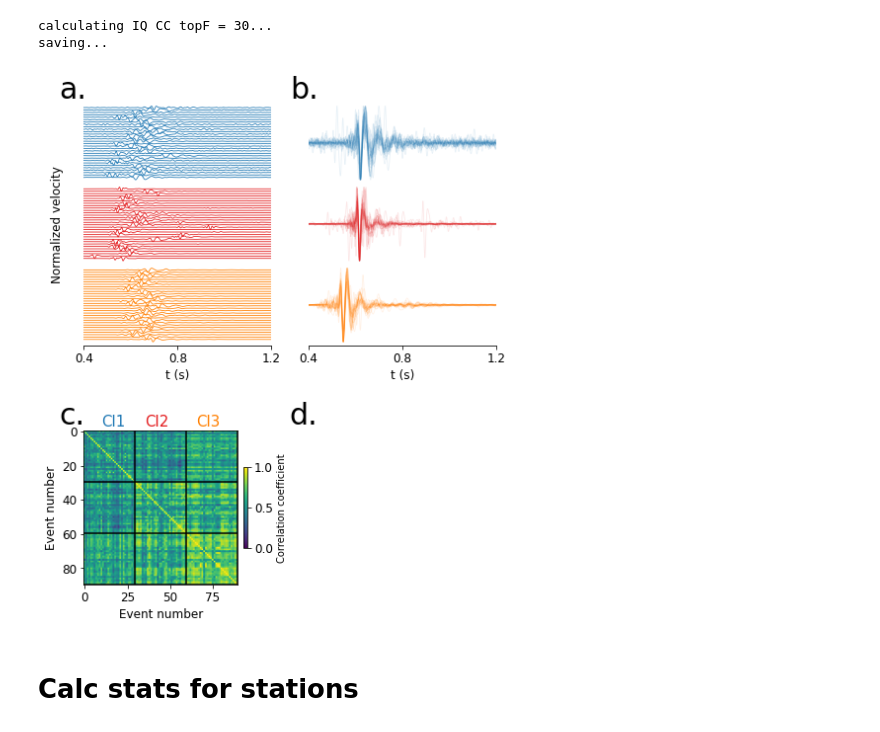
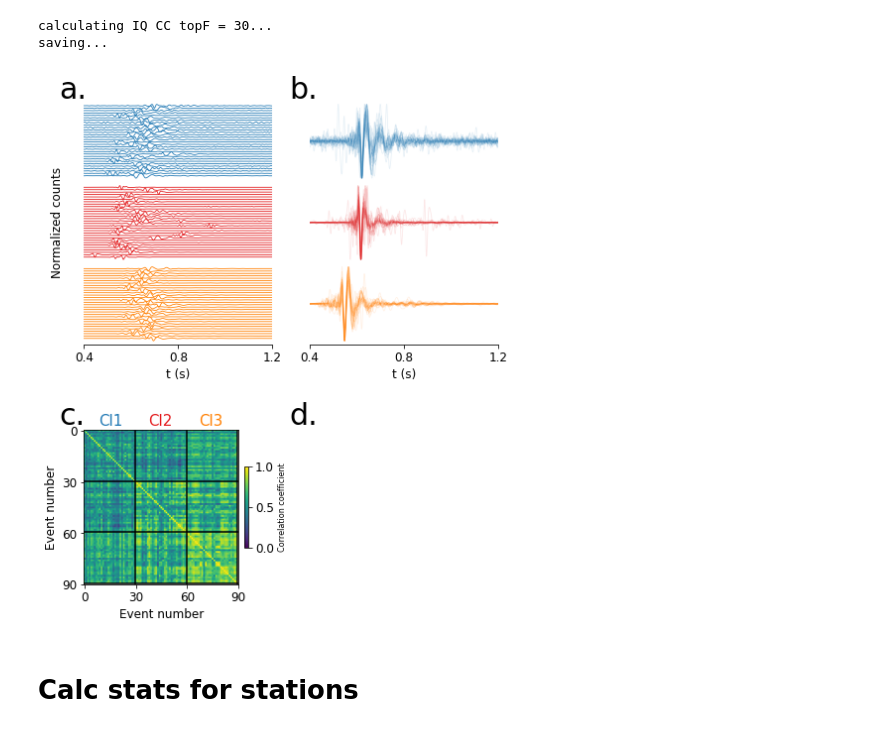
Before and after one commit to tsawi/SawiEtAl_2022, a Jupyter notebook: Events/02_src/plotFigures5_6_11_12.ipynb, the cells around one changed output. Drawn from its saved outputs; the diff is of its cells as text; code cells hidden in the pictures.

```diff
--- a/Events/02_src/plotFigures5_6_11_12.ipynb
+++ b/Events/02_src/plotFigures5_6_11_12.ipynb
@@ -896,7 +896,7 @@ for i, evID in enumerate(catRep.event_ID):
     plt.plot(wf_offset,lw=.8,alpha=alpha,c=colors[k-1])
 
     if k==2:
-        ax.set_ylabel('Normalized velocity',labelpad=20)
+        ax.set_ylabel('Normalized counts',labelpad=20)
 
     if k==Kopt:
         ax.set_xticks([400,800,1200])
@@ -1004,43 +1004,45 @@ plt.rcParams['image.cmap']='viridis'#'hsv'#'magma'#'viridis'#'hsv'#'RdBu'
 
 plt.imshow(cc_mat)
 cbar = plt.colorbar(pad=.03,shrink=.5)
-cbar.set_label('Correlation coefficient',labelpad=4,fontsize = 10)
+cbar.set_label('Correlation coefficient',labelpad=4,fontsize = 8)
 
 plt.clim(0,1)
 
 ax.set_xlabel('Event number')
 ax.set_ylabel('Event number')
+ax.set_xticks(np.arange(0,91,30))
+ax.set_yticks(np.arange(0,91,30))
 
 for kk in range(1,Kopt+1):
 
     ax.axvline(kk * topF - .5,color='k')
     ax.axhline(kk * topF - .5,color='k')
 
 
 ttt = 15
 sss = 30
-ax.text(10,-3,'Cl1',color=colors[0],fontsize=ttt)
-ax.text(35,-3,'Cl2',color=colors[1],fontsize=ttt)
-ax.text(65,-3,'Cl3',color=colors[2],fontsize=ttt)
+ax.text(8,-3,'Cl1',color=colors[0],fontsize=ttt)
+ax.text(37,-3,'Cl2',color=colors[1],fontsize=ttt)
+ax.text(67,-3,'Cl3',color=colors[2],fontsize=ttt)
 
 
 ax.text(-15,-195,'a.',color='k',fontsize=sss)
 ax.text(120,-195,'b.',color='k',fontsize=sss)
 ax.text(-15,-4,'c.',color='k',fontsize=sss)
 ax.text(120,-4,'d.',color='k',fontsize=sss)
 
 # ax.set_title('c.',fontsize=atext,loc='left')
 
 
 
 
 
 gs.update(wspace=.2,hspace=0)## hspace must equal 0
 
 
-plt.savefig(pathFig+ f'06_wf_noStack_CC.jpg',bbox_inches='tight')
+plt.savefig(pathFig+ f'Figure_9.jpg',bbox_inches='tight',dpi=300)
 # %% [output]
-[figure, old version]
+[figure, new version]
 # %% [markdown]
 # Calc stats for stations
 # %%
```
Also changed, not shown: parts of 6 cells of this notebook, 6 other files.
